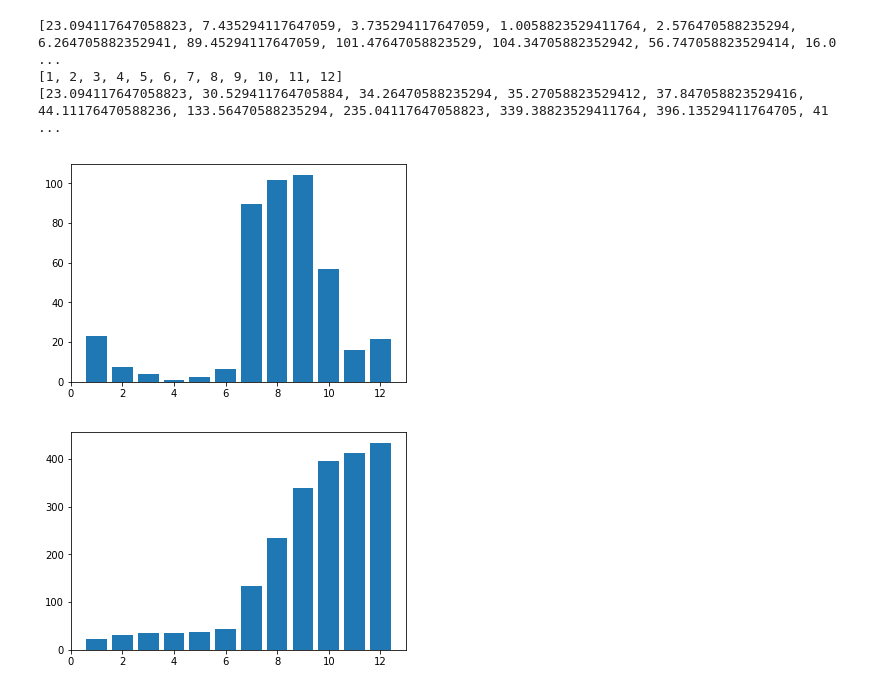
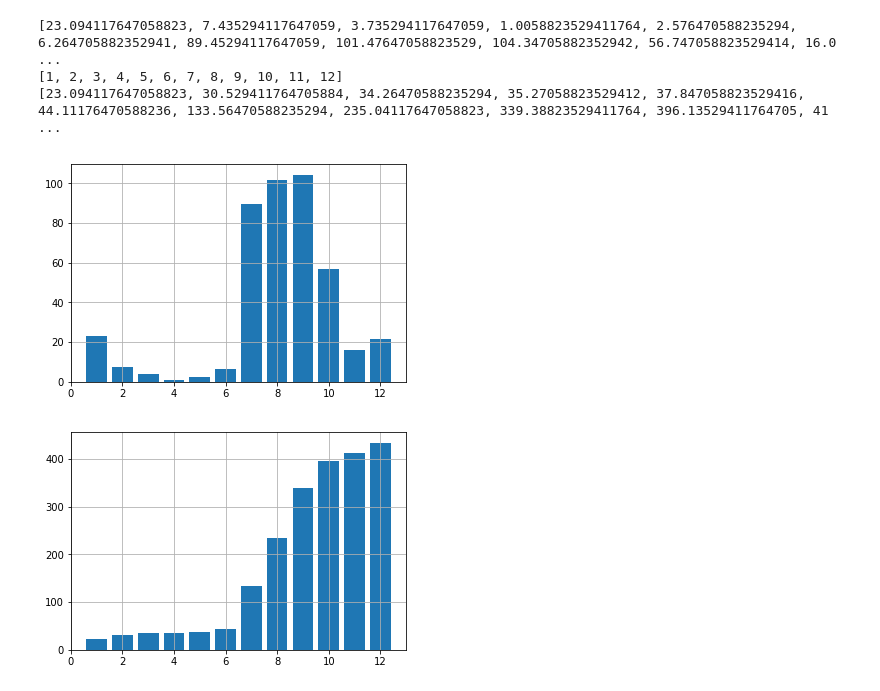
Before and after one commit to JoelA06/Tareas, a Jupyter notebook: Actividad4/Actividad4.ipynb, the cells around one changed output. Cells and saved outputs as stored; diff of their text form; code cells hidden in the pictures.

```diff
--- a/Actividad4/Actividad4.ipynb
+++ b/Actividad4/Actividad4.ipynb
@@ -135,13 +135,17 @@ print(PMPA)
 [23.094117647058823, 30.529411764705884, 34.26470588235294, 35.27058823529412, 37.847058823529416, 44.11176470588236, 133.56470588235294, 235.04117647058823, 339.38823529411764, 396.13529411764705, 41 ...
 # %%
 plt.bar(MTH, PMP)   #plt.bar("x","y"), siendo <x> y <y> dos listas de misma dimensión
-plt.show()          #Para mostrar la tabla
+
+plt.grid(True)
+
+plt.show()
 
 #En este caso se grafica el número del mes con su PresipitaciónMensualPromedio
 # %% [output]
-[figure, old version]
+[figure, new version]
 # %%
 plt.bar(MTH, PMPA)   #En este caso se grafica al mes con la PrecipitaciónMensualPromedioAcumulada
+plt.grid(True)
 plt.show()
 # %% [output]
-[figure, old version]
+[figure, new version]
```
Also changed, not shown: parts of 7 cells of this notebook.
